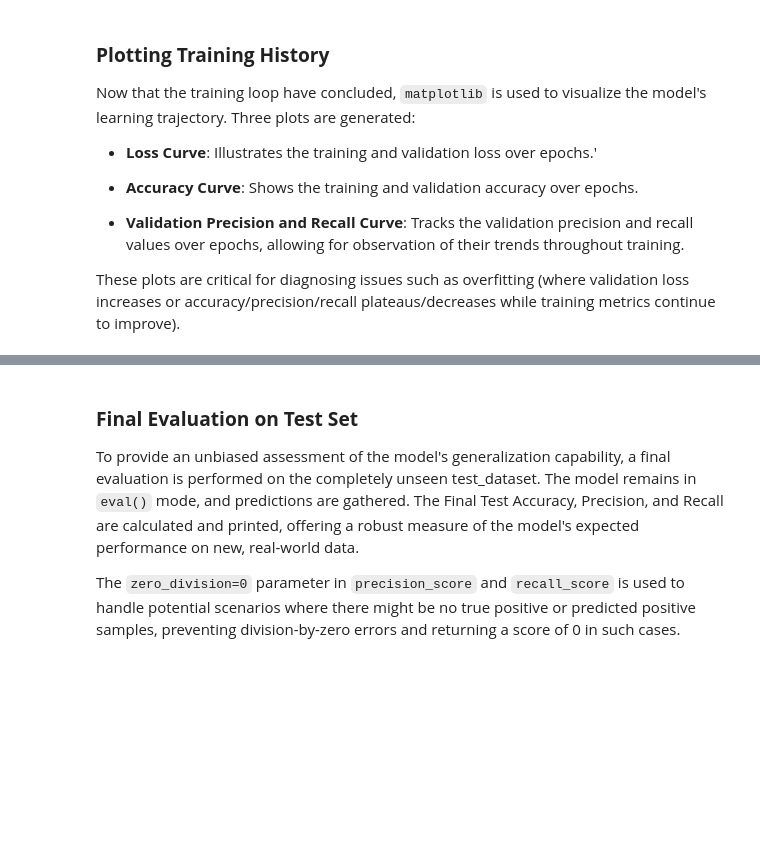
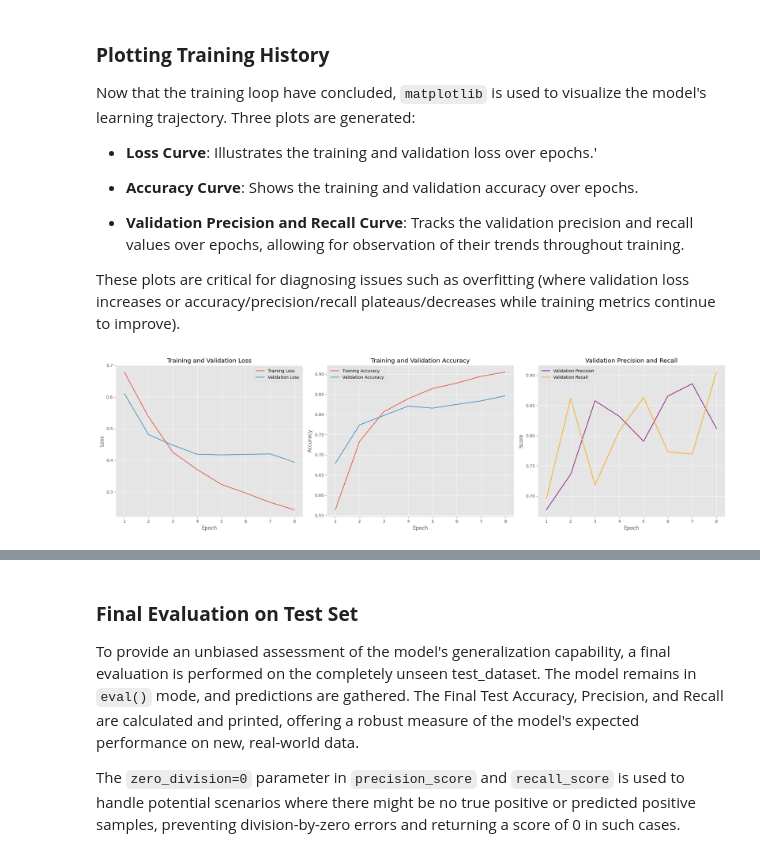
Before and after one commit to mobadara/imdb-movie-review-sentiment-analysis, a Jupyter notebook: notebooks/model-training.ipynb, the cells around one changed output, grey strips where cells are left out. Saved outputs shown, nothing was run; the diff lists cells and outputs as text; code cells hidden in the pictures; blank space fills up the shorter version.

```diff
--- a/notebooks/model-training.ipynb
+++ b/notebooks/model-training.ipynb
@@ -348,6 +349,6 @@ output_dim = 1
 n_layers = 2
 bidirectional = True
 dropout = 0.5
-learning_rate = 0.001
-batch_size = 32
+learning_rate = 0.01
+batch_size = 64
 num_epochs = 8
@@ -490,8 +507,8 @@ Now that  the training loop have concluded, `matplotlib` is used to visualize th
 
 These plots are critical for diagnosing issues such as overfitting (where validation loss increases or accuracy/precision/recall plateaus/decreases while training metrics continue to improve).
 # %%
-# --- Plotting Results ---
-epochs_range = range(1, epochs + 1)
+# Plot Results
+epochs_range = range(1, num_epochs + 1)
 
 plt.figure(figsize=(21, 6)) # Increased figure size for 3 plots
 
@@ -500,30 +517,32 @@ plt.subplot(1, 3, 1) # Changed to 1 row, 3 columns
 plt.plot(epochs_range, train_losses, label='Training Loss')
 plt.plot(epochs_range, val_losses, label='Validation Loss')
 plt.title('Training and Validation Loss')
 plt.xlabel('Epoch')
 plt.ylabel('Loss')
 plt.legend()
 plt.grid(True)
 
 # Plotting Accuracy
 plt.subplot(1, 3, 2) # Changed to 1 row, 3 columns
 plt.plot(epochs_range, train_accuracies, label='Training Accuracy')
 plt.plot(epochs_range, val_accuracies, label='Validation Accuracy')
 plt.title('Training and Validation Accuracy')
 plt.xlabel('Epoch')
 plt.ylabel('Accuracy')
 plt.legend()
 plt.grid(True)
 
 # Plotting Precision and Recall
 plt.subplot(1, 3, 3) # New subplot
 plt.plot(epochs_range, val_precisions, label='Validation Precision', color='purple')
 plt.plot(epochs_range, val_recalls, label='Validation Recall', color='orange')
 plt.title('Validation Precision and Recall')
 plt.xlabel('Epoch')
 plt.ylabel('Score')
 plt.legend()
 plt.grid(True)
 
 plt.tight_layout()
 plt.show()
+# %% [output]
+[figure, added]
```
Also changed, not shown: parts of 11 cells of this notebook.
